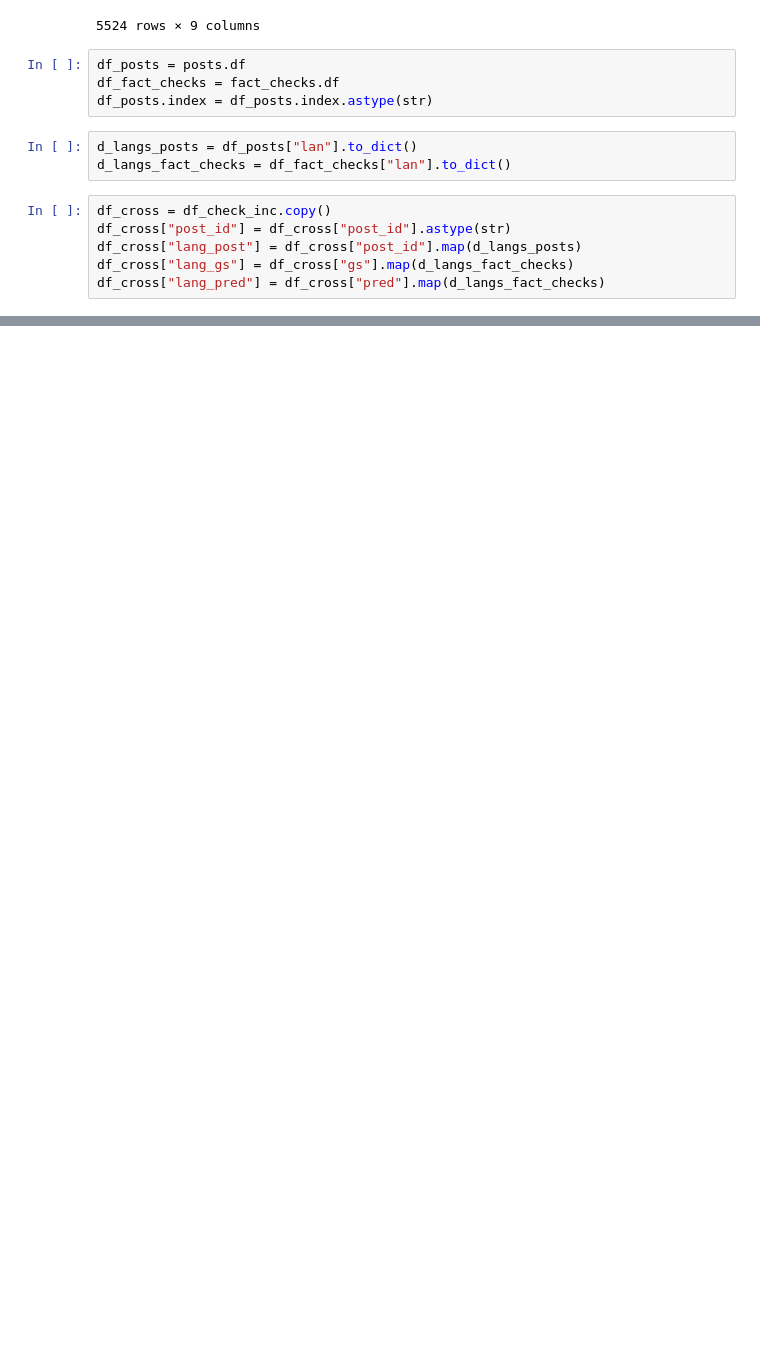
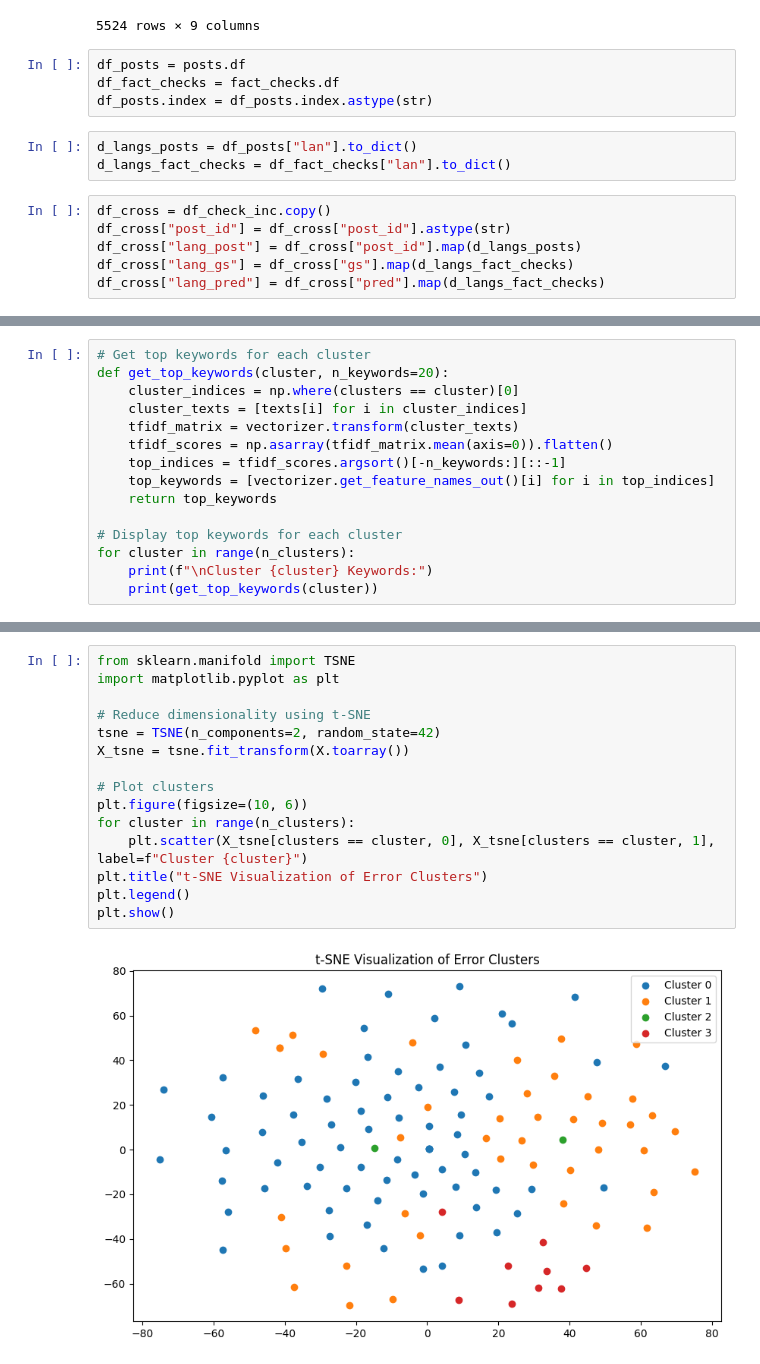
Before and after one commit to BecTome/semeval25-FactCheckedClaimRetrieval, a Jupyter notebook: nbs/error_analysis/cross-lingual.ipynb, the cells around one changed output, grey strips where cells are left out. Drawn from its saved outputs; the diff is of its cells as text; blank space fills up the shorter version.

```diff
--- a/nbs/error_analysis/cross-lingual.ipynb
+++ b/nbs/error_analysis/cross-lingual.ipynb
@@ -129,0 +261,15 @@ df_cross
+# %%
+# Get top keywords for each cluster
+def get_top_keywords(cluster, n_keywords=20):
+    cluster_indices = np.where(clusters == cluster)[0]
+    cluster_texts = [texts[i] for i in cluster_indices]
+    tfidf_matrix = vectorizer.transform(cluster_texts)
+    tfidf_scores = np.asarray(tfidf_matrix.mean(axis=0)).flatten()
+    top_indices = tfidf_scores.argsort()[-n_keywords:][::-1]
+    top_keywords = [vectorizer.get_feature_names_out()[i] for i in top_indices]
+    return top_keywords
+
+# Display top keywords for each cluster
+for cluster in range(n_clusters):
+    print(f"\nCluster {cluster} Keywords:")
+    print(get_top_keywords(cluster))
@@ -129,0 +288,17 @@ df_cross
+# %%
+from sklearn.manifold import TSNE
+import matplotlib.pyplot as plt
+
+# Reduce dimensionality using t-SNE
+tsne = TSNE(n_components=2, random_state=42)
+X_tsne = tsne.fit_transform(X.toarray())
+
+# Plot clusters
+plt.figure(figsize=(10, 6))
+for cluster in range(n_clusters):
+    plt.scatter(X_tsne[clusters == cluster, 0], X_tsne[clusters == cluster, 1], label=f"Cluster {cluster}")
+plt.title("t-SNE Visualization of Error Clusters")
+plt.legend()
+plt.show()
+# %% [output]
+[figure, added]
```
Also changed, not shown: parts of 25 cells of this notebook, 1 other file.
